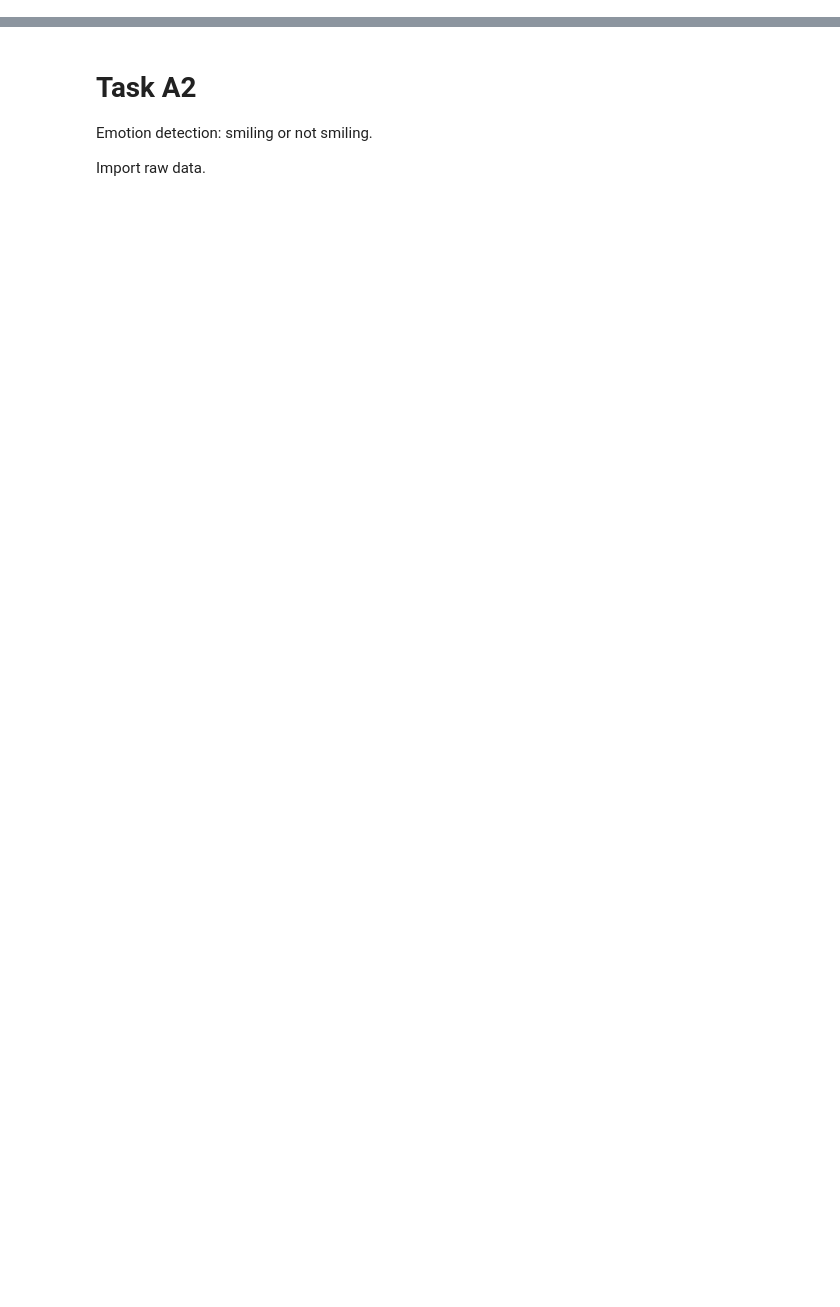
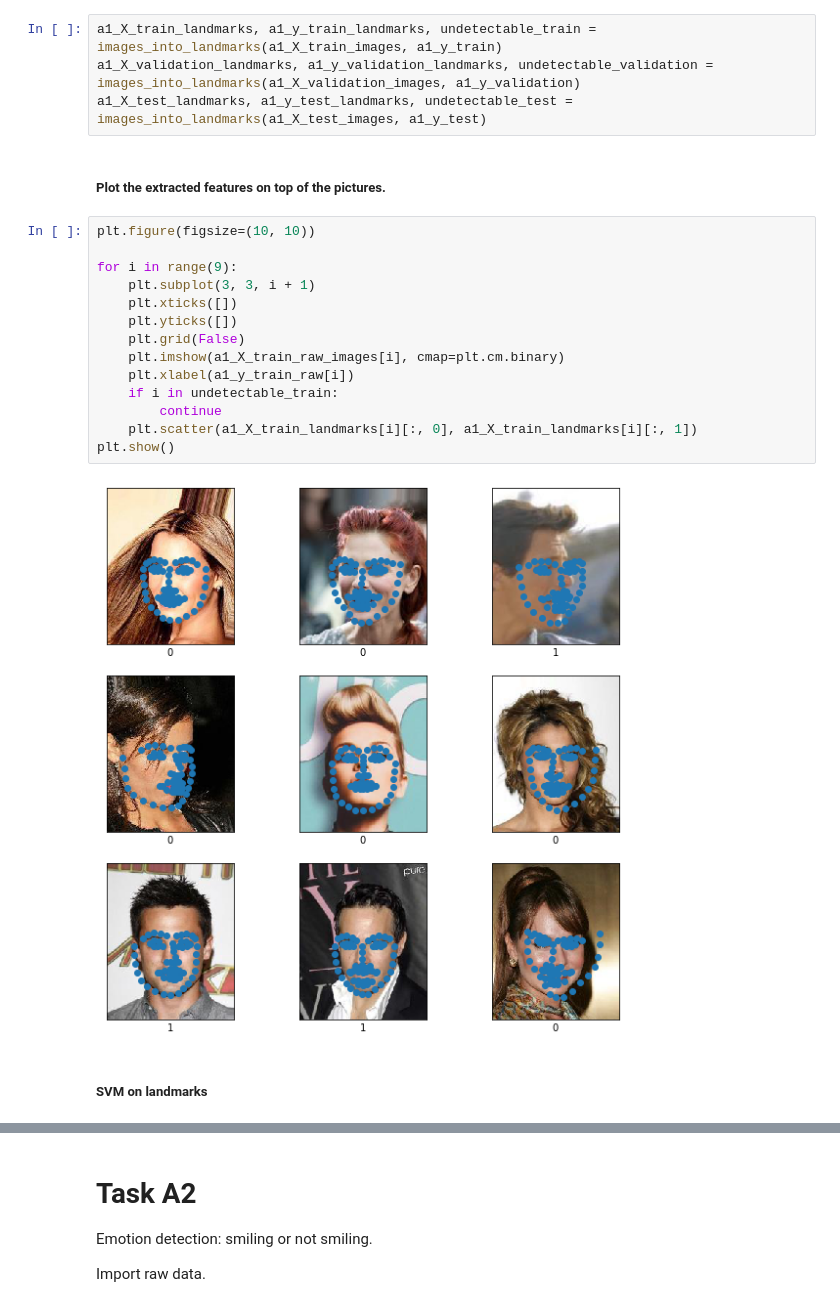
Before and after one commit to KonradChlupka/AMLSassignment19_20, a Jupyter notebook: AMLS_19-20_SN16076397/main_jupyter.ipynb, the cells around one changed output, grey strips where cells are left out. Saved outputs shown, nothing was run; the diff lists cells and outputs as text; blank space fills up the shorter version.

```diff
--- a/AMLS_19-20_SN16076397/main_jupyter.ipynb
+++ b/AMLS_19-20_SN16076397/main_jupyter.ipynb
@@ -57,0 +218,24 @@ Train and test the model.
+# %%
+a1_X_train_landmarks, a1_y_train_landmarks, undetectable_train = images_into_landmarks(a1_X_train_images, a1_y_train)
+a1_X_validation_landmarks, a1_y_validation_landmarks, undetectable_validation = images_into_landmarks(a1_X_validation_images, a1_y_validation)
+a1_X_test_landmarks, a1_y_test_landmarks, undetectable_test = images_into_landmarks(a1_X_test_images, a1_y_test)
+# %% [markdown]
+##### Plot the extracted features on top of the pictures.
+# %%
+plt.figure(figsize=(10, 10))
+
+for i in range(9):
+    plt.subplot(3, 3, i + 1)
+    plt.xticks([])
+    plt.yticks([])
+    plt.grid(False)
+    plt.imshow(a1_X_train_raw_images[i], cmap=plt.cm.binary)
+    plt.xlabel(a1_y_train_raw[i])
+    if i in undetectable_train:
+        continue
+    plt.scatter(a1_X_train_landmarks[i][:, 0], a1_X_train_landmarks[i][:, 1])
+plt.show()
+# %% [output]
+[figure, added]
+# %% [markdown]
+##### SVM on landmarks
```
Also changed, not shown: parts of 40 cells of this notebook, 1 other file.
